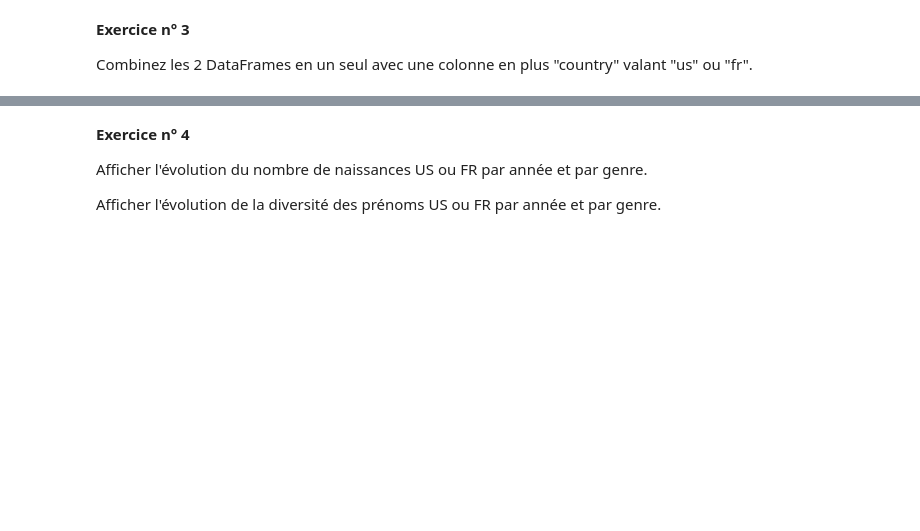
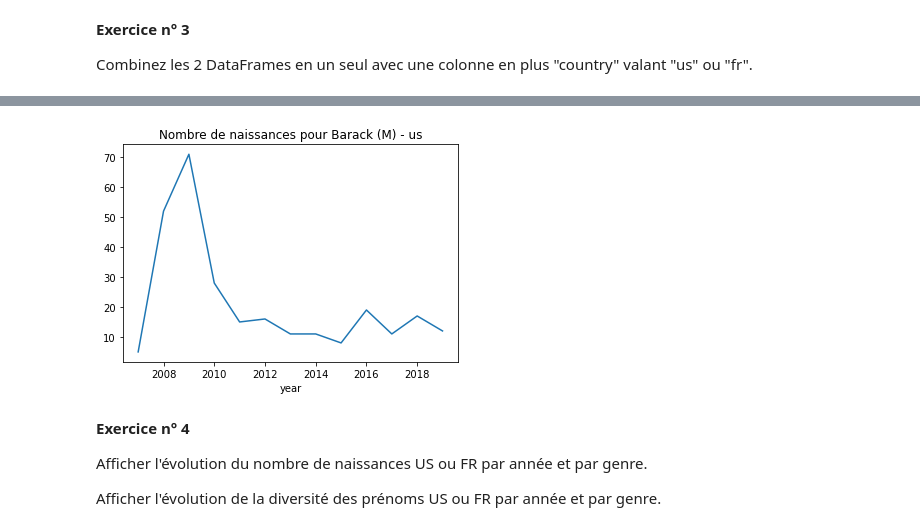
Before and after one commit to fran6w/INFMDI-721, a Jupyter notebook: session6/session6.ipynb, the cells around one changed output, grey strips where cells are left out. Saved outputs shown, nothing was run; the diff lists cells and outputs as text; code cells hidden in the pictures; blank space fills up the shorter version.

```diff
--- a/session6/session6.ipynb
+++ b/session6/session6.ipynb
@@ -338,3 +780,8 @@ df_fr.shape
 **Exercice n° 3**
 
 Combinez les 2 DataFrames en un seul avec une colonne en plus "country" valant "us" ou "fr".
+# %%
+df_us['country'] = 'us'
+df_fr['country'] = 'fr'
+df = pd.concat([df_us, df_fr], ignore_index=True)
+df
@@ -366,5 +833,7 @@ plot_names('fr', 'Francis', 'M')
 # %%
-plot_names('us', 'Donald', 'M')
+plot_names('us', 'Barack', 'M')
+# %% [output]
+[figure, added]
 # %% [markdown]
 **Exercice n° 4**
 
```
Also changed, not shown: parts of 109 cells of this notebook, 1 other file.
